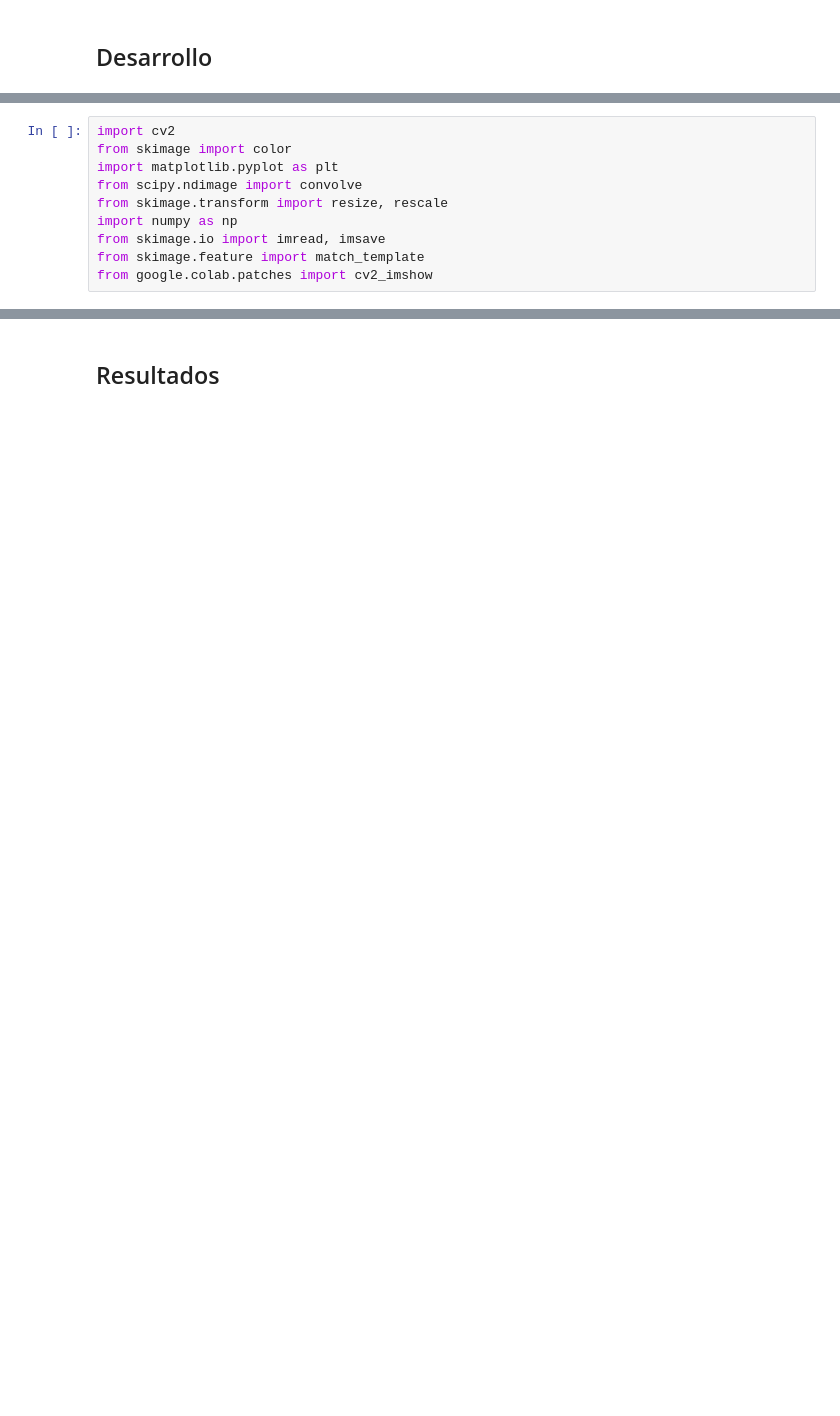
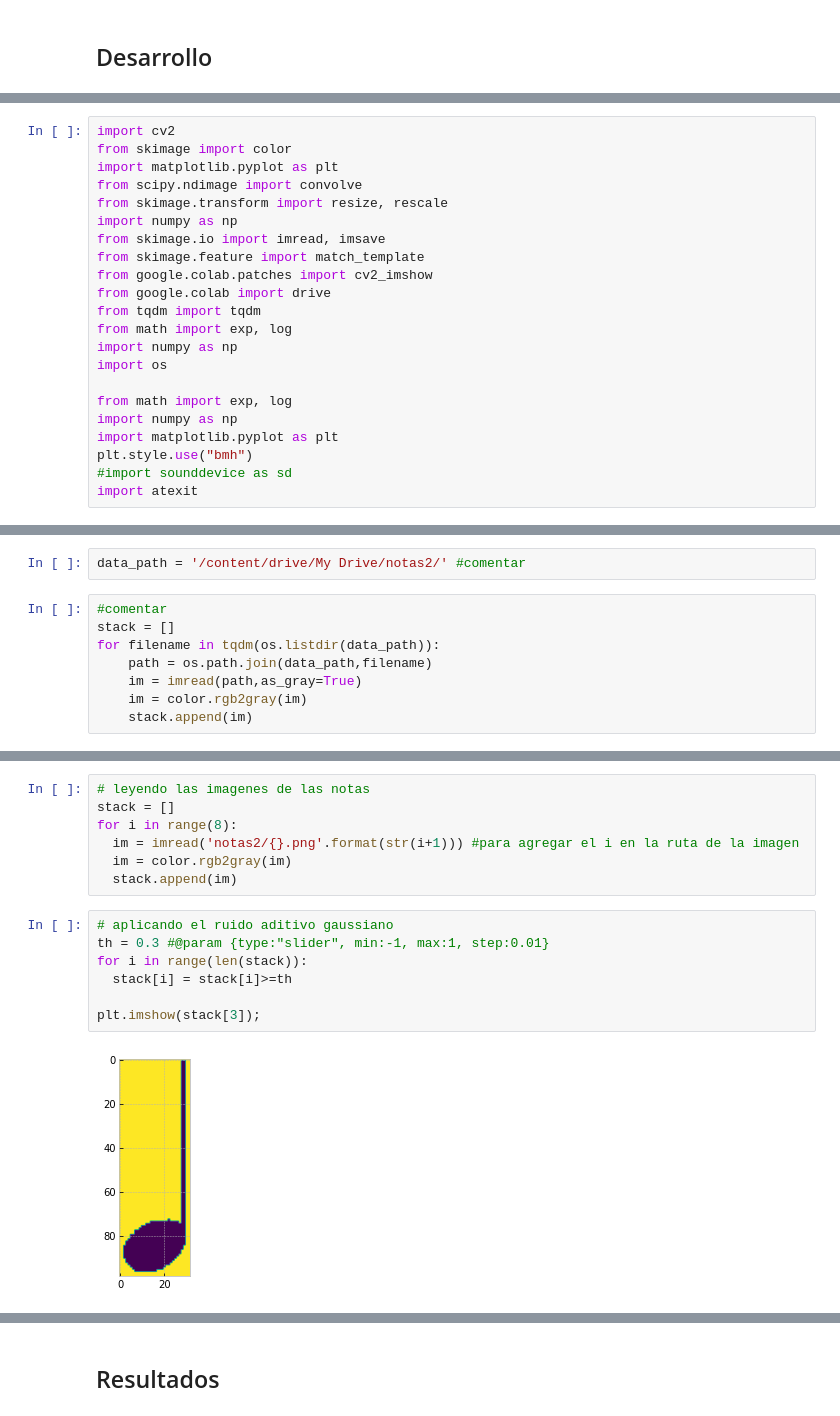
Before and after one commit to Rafitipiti/TF---Procesamiento-de-Im-genes, a Jupyter notebook: TF_PROC_IMAG.ipynb, the cells around one changed output, grey strips where cells are left out. Drawn from its saved outputs; the diff is of its cells as text; blank space fills up the shorter version.

```diff
--- a/TF_PROC_IMAG.ipynb
+++ b/TF_PROC_IMAG.ipynb
@@ -51,3 +111,15 @@ import numpy as np
 from skimage.io import imread, imsave
 from skimage.feature import match_template
 from google.colab.patches import cv2_imshow
+from google.colab import drive
+from tqdm import tqdm
+from math import exp, log
+import numpy as np
+import os
+
+from math import exp, log
+import numpy as np
+import matplotlib.pyplot as plt
+plt.style.use("bmh")
+#import sounddevice as sd
+import atexit
@@ -53,0 +130,10 @@ from google.colab.patches import cv2_imshow
+# %%
+data_path = '/content/drive/My Drive/notas2/' #comentar
+# %%
+#comentar
+stack = []
+for filename in tqdm(os.listdir(data_path)):
+    path = os.path.join(data_path,filename)
+    im = imread(path,as_gray=True)
+    im = color.rgb2gray(im)
+    stack.append(im)
@@ -53,0 +153,16 @@ from google.colab.patches import cv2_imshow
+# %%
+# leyendo las imagenes de las notas
+stack = []
+for i in range(8):
+  im = imread('notas2/{}.png'.format(str(i+1))) #para agregar el i en la ruta de la imagen
+  im = color.rgb2gray(im)
+  stack.append(im)
+# %%
+# aplicando el ruido aditivo gaussiano
+th = 0.3 #@param {type:"slider", min:-1, max:1, step:0.01}
+for i in range(len(stack)):
+  stack[i] = stack[i]>=th
+
+plt.imshow(stack[3]);
+# %% [output]
+[figure, added]
```
Also changed, not shown: parts of 46 cells of this notebook.
